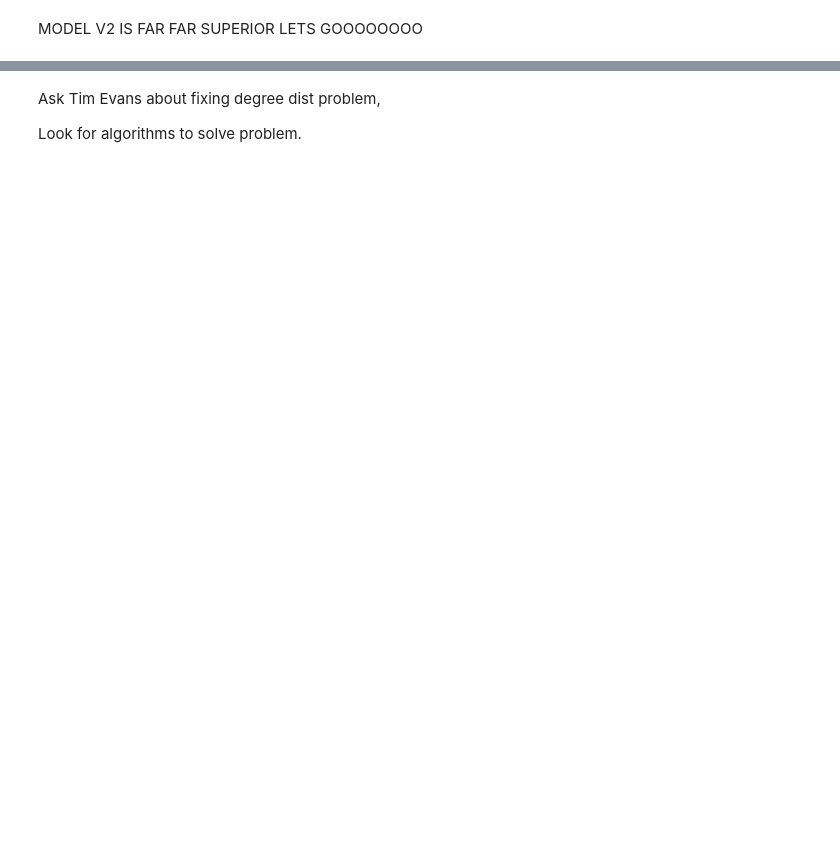
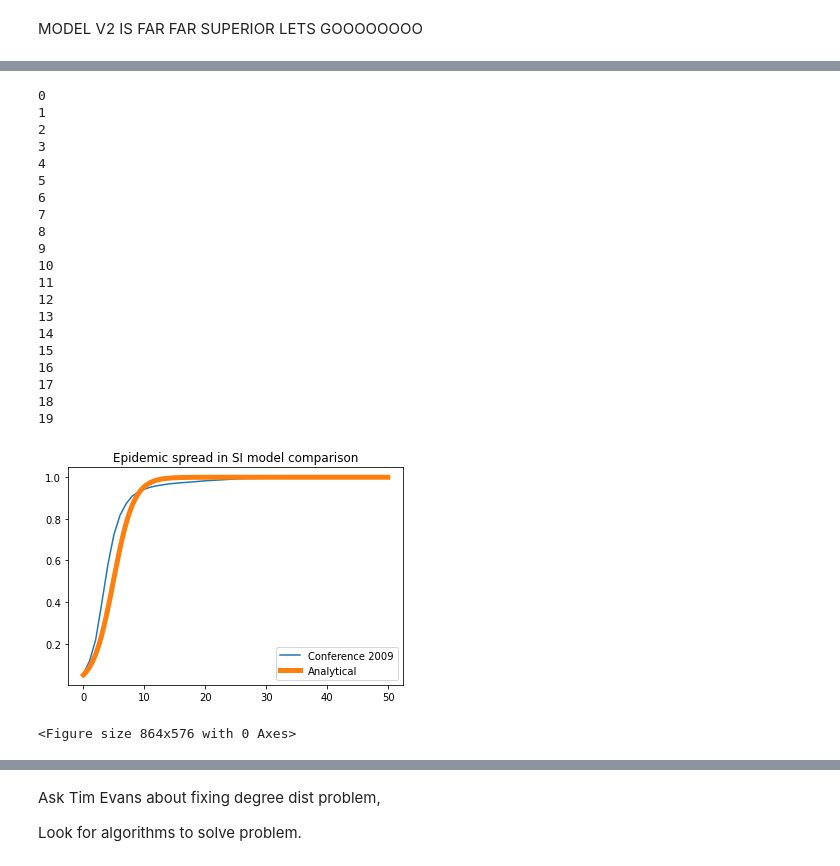
Before and after one commit to Dellapino/MSci-Project, a Jupyter notebook: testing notebook import.ipynb, the cells around one changed output, grey strips where cells are left out. Drawn from its saved outputs; the diff is of its cells as text; code cells hidden in the pictures; blank space fills up the shorter version.

```diff
--- a/testing notebook import.ipynb
+++ b/testing notebook import.ipynb
@@ -288,0 +142,61 @@ MODEL V2 IS FAR FAR SUPERIOR LETS GOOOOOOOO
+# %%
+T = 50 # days over which we simulate
+I = 0.05 # initial infected fraction
+b = 0.6 # transmission rate of contagion
+M = 20 # number of runs to smooth model over
+threshold = 0.1
+
+c = sinx.integration_const(I)
+
+path = dataset_paths[0]
+G = nm.build_nxgraph(path)
+model_SI = sinx.smooth(G, I, threshold, T, M)
+
+plt.figure()
+t = sinx.generate_t(T, 1)
+plt.plot(t, model_SI, label = 'Conference 2009')
+
+h = 0.1 # increment
+t = sinx.generate_t(T, h)
+analytic_SI = sinx.analytic_sol(t, b, c) # should be correct ...
+plt.plot(t, analytic_SI, linewidth = 5, label = 'Analytical')
+
+plt.legend(loc = 'lower right')
+plt.title('Epidemic spread in SI model comparison')
+plt.show()
+# %% [output]
+0
+1
+2
+3
+4
+5
+6
+7
+8
+9
+10
+11
+12
+13
+14
+15
+16
+17
+18
+19
+[figure, added]
+# %%
+# Testing visualisation
+
+import network_visualisation as nv
+import network_manipulation as nm
+
+path = 'Sociopatterns datasets/conference_2009.dat_'
+G = nm.build_nxgraph(path)
+nv.collect_frames_nx(G, 0.05, 0.1, 50)
+frames = nv.make_gif()
+
+# Works as intended!!
+# %% [output]
+<Figure size 864x576 with 0 Axes>
```
Also changed, not shown: parts of 31 cells of this notebook.
